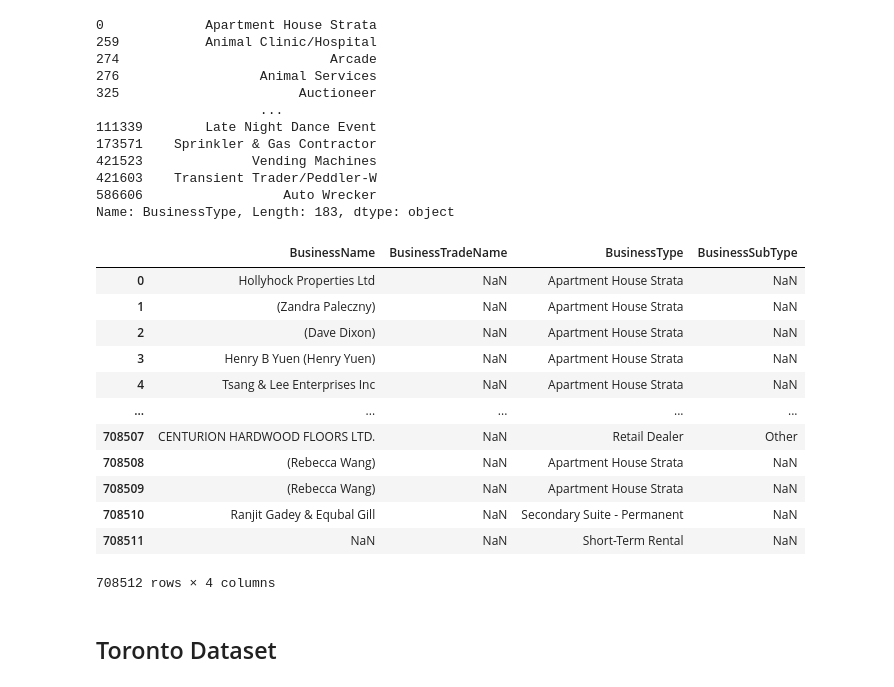
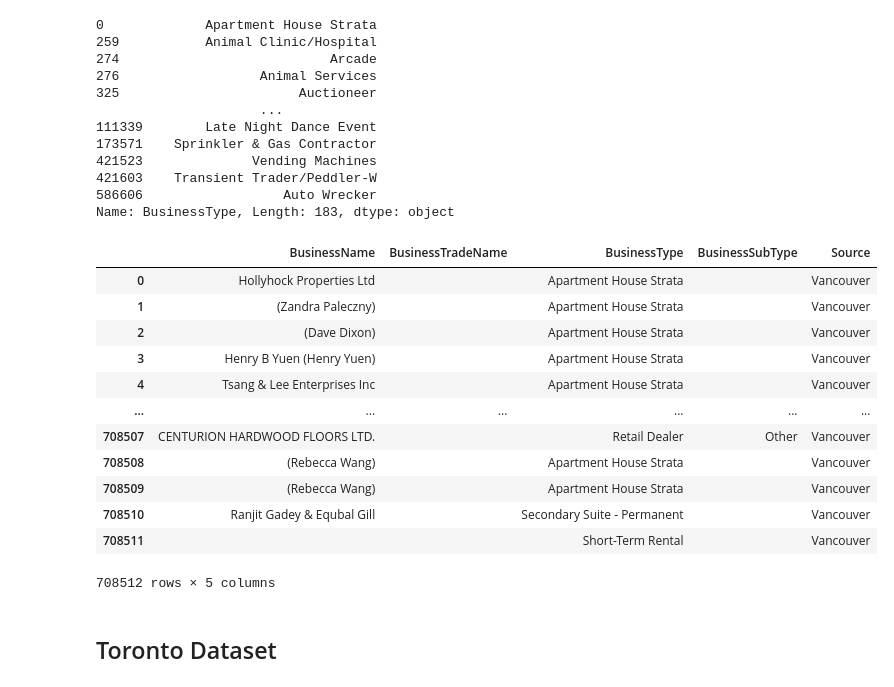
Before and after one commit to edwinsantosv/Economic-impact-of-Food-Trucks-on-Local-Municipalities, a Jupyter notebook: Exploration_Categories.ipynb, the cells around one changed output. Cells and saved outputs as stored; diff of their text form; code cells hidden in the pictures.

```diff
--- a/Exploration_Categories.ipynb
+++ b/Exploration_Categories.ipynb
@@ -71,7 +92,7 @@ directory_contents
 # %% [output]
 ['ODBus_v1.csv', 'Other Databases', 'toronto data.csv', 'vancouver data.csv']
 # %%
-db_v=pd.read_csv('vancouver data.csv',sep=';')
+db_v=pd.read_csv('vancouver data.csv',sep=';').fillna('')
 db_v.head()
 # %% [output]
 |  | FOLDERYEAR | LicenceRSN | LicenceNumber | LicenceRevisionNumber | BusinessName | BusinessTradeName | Status | ... |
@@ -108,21 +129,22 @@ db_v.BusinessType.drop_duplicates()
 Name: BusinessType, Length: 183, dtype: object
 # %%
 sub_v=db_v[['BusinessName','BusinessTradeName','BusinessType','BusinessSubType']]
+sub_v['Source']='Vancouver'
 sub_v
 # %% [output]
-|  | BusinessName | BusinessTradeName | BusinessType | BusinessSubType |
-| 0 | Hollyhock Properties Ltd | NaN | Apartment House Strata | NaN |
-| 1 | (Zandra Paleczny) | NaN | Apartment House Strata | NaN |
-| 2 | (Dave Dixon) | NaN | Apartment House Strata | NaN |
-| 3 | Henry B Yuen (Henry Yuen) | NaN | Apartment House Strata | NaN |
-| 4 | Tsang & Lee Enterprises Inc | NaN | Apartment House Strata | NaN |
-| ... | ... | ... | ... | ... |
-| 708507 | CENTURION HARDWOOD FLOORS LTD. | NaN | Retail Dealer | Other |
-| 708508 | (Rebecca Wang) | NaN | Apartment House Strata | NaN |
-| 708509 | (Rebecca Wang) | NaN | Apartment House Strata | NaN |
-| 708510 | Ranjit Gadey & Equbal Gill | NaN | Secondary Suite - Permanent | NaN |
-| 708511 | NaN | NaN | Short-Term Rental | NaN |
+|  | BusinessName | BusinessTradeName | BusinessType | BusinessSubType | Source |
+| 0 | Hollyhock Properties Ltd |  | Apartment House Strata |  | Vancouver |
+| 1 | (Zandra Paleczny) |  | Apartment House Strata |  | Vancouver |
+| 2 | (Dave Dixon) |  | Apartment House Strata |  | Vancouver |
+| 3 | Henry B Yuen (Henry Yuen) |  | Apartment House Strata |  | Vancouver |
+| 4 | Tsang & Lee Enterprises Inc |  | Apartment House Strata |  | Vancouver |
+| ... | ... | ... | ... | ... | ... |
+| 708507 | CENTURION HARDWOOD FLOORS LTD. |  | Retail Dealer | Other | Vancouver |
+| 708508 | (Rebecca Wang) |  | Apartment House Strata |  | Vancouver |
+| 708509 | (Rebecca Wang) |  | Apartment House Strata |  | Vancouver |
+| 708510 | Ranjit Gadey & Equbal Gill |  | Secondary Suite - Permanent |  | Vancouver |
+| 708511 |  |  | Short-Term Rental |  | Vancouver |
-708512 rows × 4 columns
+708512 rows × 5 columns
 # %% [markdown]
 ## Toronto Dataset
 # %%
```
Also changed, not shown: parts of 21 cells of this notebook, 1 other file.
